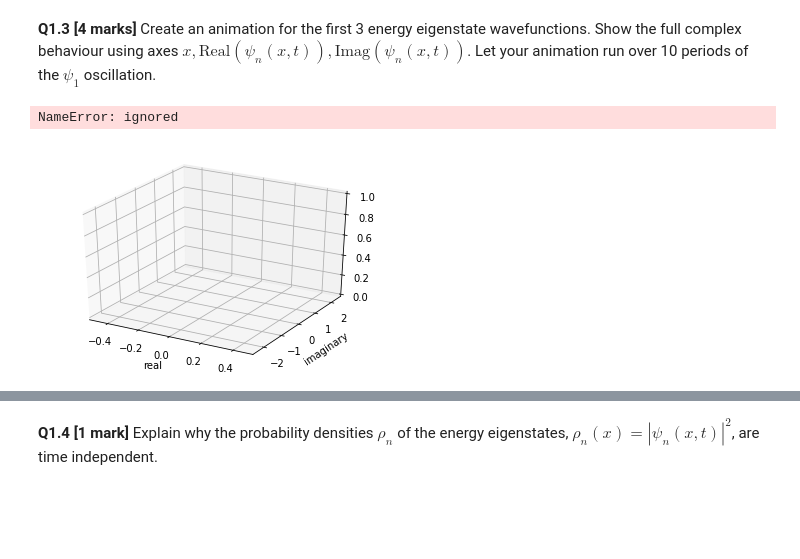
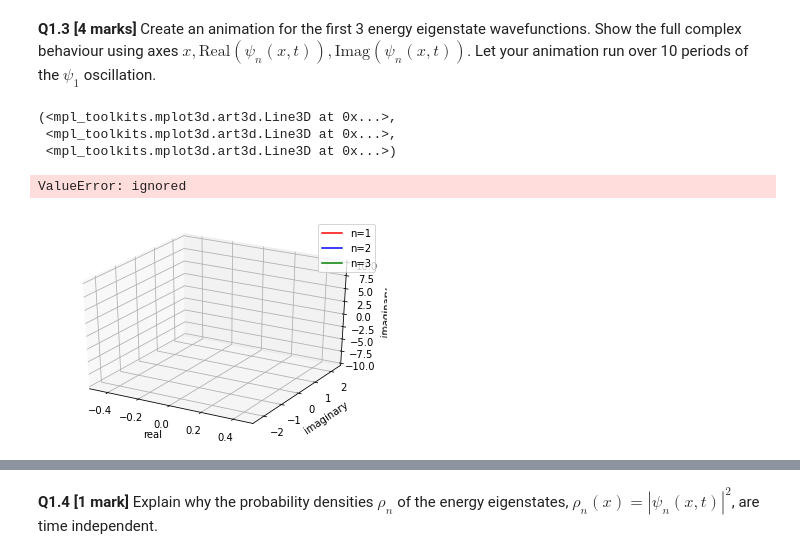
Before and after one commit to oliver2901/quantum-assignment, a Jupyter notebook: assignment_1.ipynb, the cells around one changed output, grey strips where cells are left out. Drawn from its saved outputs; the diff is of its cells as text; code cells hidden in the pictures; blank space fills up the shorter version.

```diff
--- a/assignment_1.ipynb
+++ b/assignment_1.ipynb
@@ -71,64 +74,69 @@ plt.legend()
 [figure]
 # %% [markdown]
 **Q1.3 [4 marks]** Create an animation for the first 3 energy eigenstate wavefunctions. Show the full complex behaviour using axes $x, \text{Real}(\psi_n(x,t)), \text{Imag}(\psi_n(x,t))$. Let your animation run over 10 periods of the $\psi_1$ oscillation.
+# %%
+a=complex(0,1)
+
+def phi(x,t,n):
+  if n%2==0:
+    yn=np.sqrt(2)*np.cos(n*np.pi*x)*e**(a*n**2*np.pi**2*t/2)
+  else:
+    yn=np.sqrt(2)*np.sin(n*np.pi*x)*e**(a*n**2*np.pi**2*t/2)
+  return yn
+# %% [output]
+(<mpl_toolkits.mplot3d.art3d.Line3D at 0x...>,
+ <mpl_toolkits.mplot3d.art3d.Line3D at 0x...>,
+ <mpl_toolkits.mplot3d.art3d.Line3D at 0x...>)
 # %%
-a=complex(0,1)
-x=np.linspace(-0.5,0.5,1000)
-
-def phi(x,t,n):
-  if n%2==0:
-    yn=np.sqrt(2)*np.sin(n*np.pi*x)*np.e**(a*n**2*np.pi**2/2*t)
-  else:
-    yn=np.sqrt(2)*np.cos(n*np.pi*x)*np.e**(a*n**2*np.pi**2/2*t)
-  return yn
-
 # Creating an empty figure
 fig = plt.figure()
 ax = plt.axes(projection="3d")
 
 # issue with phi_n.real and phi_n.imag in the three lines below
-'''# Initialisation of the plot element `line` as empty:
-line1, = ax.plot3D(x, phi_1.real, phi_1.imag, label='n=1',color='red')
-line2, = ax.plot3D(x, phi_2.real, phi_2.imag, label='n=2',color='blue')
-line3, = ax.plot3D(x, phi_3.real, phi_3.imag, label='n=3',color='green')
+# Initialisation of the plot element `line` as empty:
+line1, = ax.plot3D(xs=[], ys=[], zs=[], label='n=1',color='red')
+line2, = ax.plot3D(xs=[], ys=[], zs=[], label='n=2',color='blue')
+line3, = ax.plot3D(xs=[], ys=[], zs=[], label='n=3',color='green')
 
 # Setting axes
 ax.set_xlim(-0.5,0.5)
 ax.set_ylim(-2.5,2.5)
+ax.set_zlim(-10,10)
 
-#creating new animate function
+#adding labels
+plt.xlabel("real")
+plt.ylabel("imaginary")
+ax.set_zlabel("imaginary")
+plt.legend()
 
 def animate(frame_num):
 
-    """creates 3d data of complex time series with changing phase (which is a function of frame number)"""
+    T=1/(np.pi**2/2)
 
-    phi_1=phi(x,0.1*frame_num, 1)
+    t_array=np.linspace(0,10*T,frame_num)
+# Phi tries to take t_array which requires frame_num to be specified but it is specified by the function input, causing issue as phi also takes x which has a length of 1000. This means phi cant be generated thus the rest of the code doesnt work
+    """phi_1=phi(x,t_array, 1)
+    phi_2=phi(x,t_array, 2)
+    phi_3=phi(x,t_array, 3)
+
     z1=(phi_1.real,phi_1.imag)
-
-    phi_2=phi(x,0.1*frame_num, 2)
     z2=(phi_2.real,phi_2.imag)
-
-    phi_3=phi(x,0.1*frame_num, 3)
     z3=(phi_3.real,phi_3.imag)
 
     line1.set_data_3d(x,phi_1.real,phi_1.imag)
     line2.set_data_3d(x,phi_2.real,phi_2.imag)
     line3.set_data_3d(x,phi_3.real,phi_3.imag)
 
-    return [line1, line2, line3]'''
-
-#adding labels
-plt.xlabel("real")
-plt.ylabel("imaginary")
+    return line1, line2, line3
 
 #setting animation, frames and frame interval
-anim=FuncAnimation(fig,animate,frames=100, interval=20)
+anim=FuncAnimation(fig,animate,frames=1000, interval=50)
 
 # generating display
 video = anim.to_html5_video()
 html = display.HTML(video)
 display.display(html)
-plt.close()
+plt.close()"""
 # %% [output]
-NameError: ignored
+ValueError: ignored
-[figure, old version]
+[figure, new version]
```
Also changed, not shown: parts of 4 cells of this notebook.
